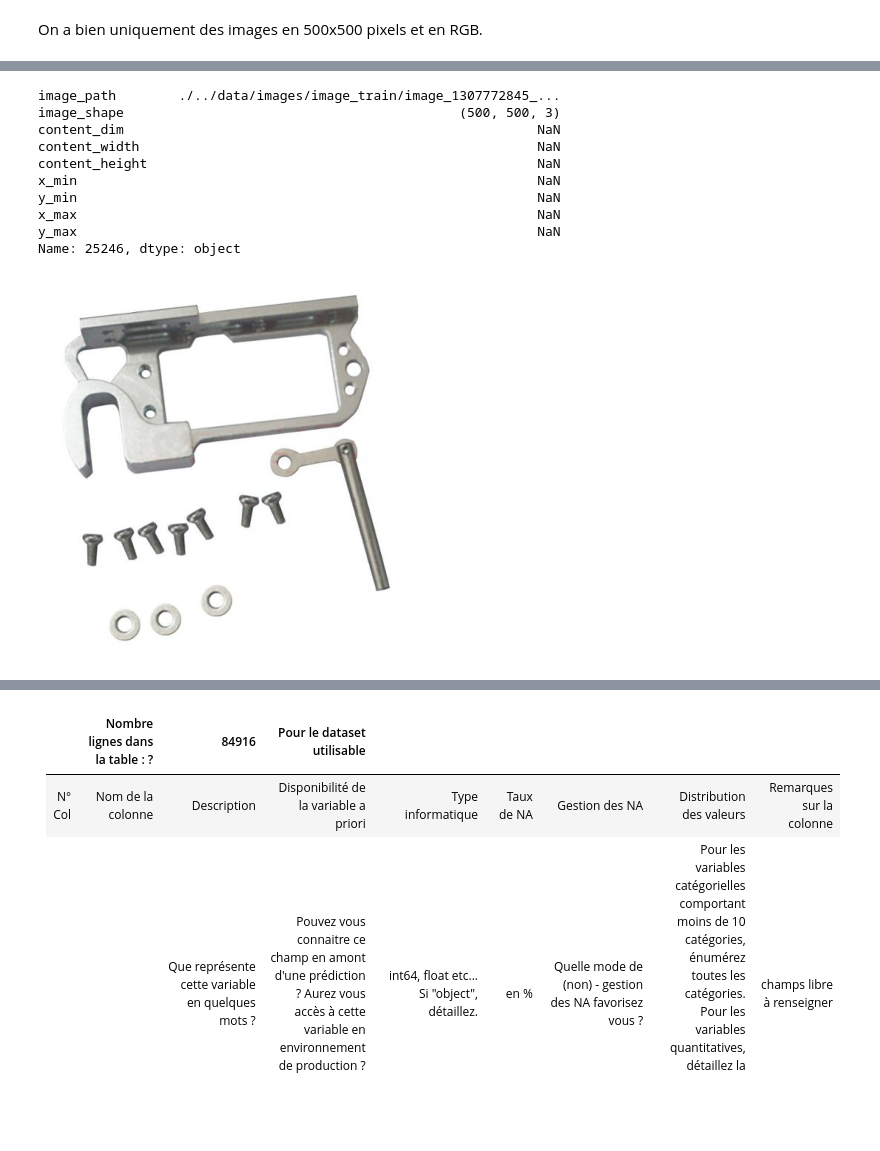
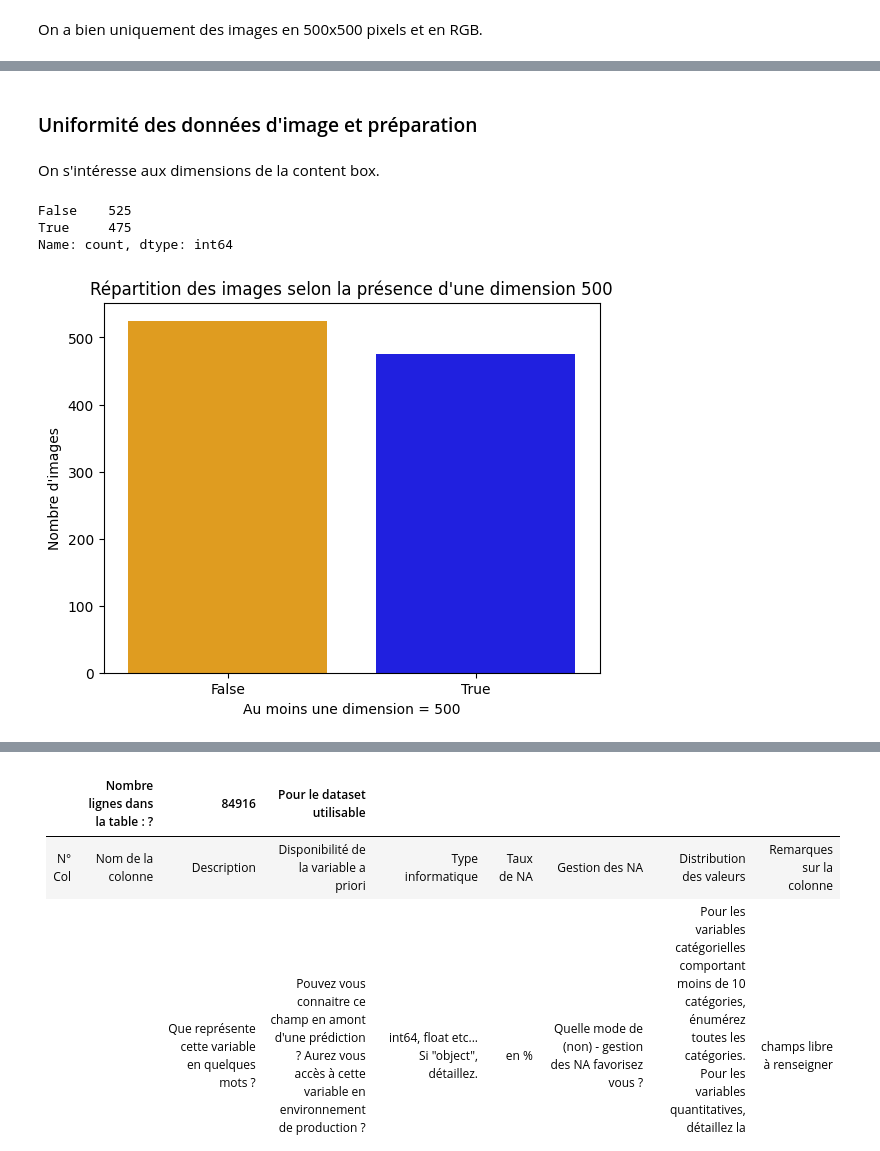
Before and after one commit to cramarokoto/datascientest-project-rakuten-product-classification, a Jupyter notebook: notebooks/exploratory_data_analysis.ipynb, the cells around one changed output, grey strips where cells are left out. Saved outputs shown, nothing was run; the diff lists cells and outputs as text; code cells hidden in the pictures; blank space fills up the shorter version.

```diff
--- a/notebooks/exploratory_data_analysis.ipynb
+++ b/notebooks/exploratory_data_analysis.ipynb
@@ -688,18 +648,21 @@ Il ne s'agit que d'un petit échantillon, même s'il a été choisi aléatoireme
-# %%
-# Voyons un exemple d'image dont content_dim est null
-index_null_exemple = X_img_sample[X_img_sample["content_dim"].isnull()].index[0]
-print(X_img_sample.loc[index_null_exemple])
-
-display_image_from_row(index_null_exemple, "train", is_index=True)
-# %% [output]
-image_path        ./../data/images/image_train/image_1307772845_...
-image_shape                                           (500, 500, 3)
-content_dim                                                     NaN
-content_width                                                   NaN
-content_height                                                  NaN
-x_min                                                           NaN
-y_min                                                           NaN
-x_max                                                           NaN
-y_max                                                           NaN
-Name: 25246, dtype: object
-[figure, removed]
+# %% [markdown]
+### Uniformité des données d'image et préparation
+# %% [markdown]
+On s'intéresse aux dimensions de la content box.
+# %%
+# On considère qu'une image est "complète" si au moins une de ses dimensions (largeur ou hauteur) est égale à 500 pixels.
+# Création d'une colonne booléenne "image_complete" : True si width ou height = 500
+image_complete = (X_img_sample['content_width'] == 500) | (X_img_sample['content_height'] == 500)
+print(image_complete.value_counts())
+# Countplot
+sns.countplot(x=image_complete, palette={True: "blue", False: "orange"})
+
+plt.xlabel("Au moins une dimension = 500")
+plt.ylabel("Nombre d'images")
+plt.title("Répartition des images selon la présence d'une dimension 500")
+plt.show()
+# %% [output]
+False    525
+True     475
+Name: count, dtype: int64
+[figure, added]
```
Also changed, not shown: parts of 18 cells of this notebook.
